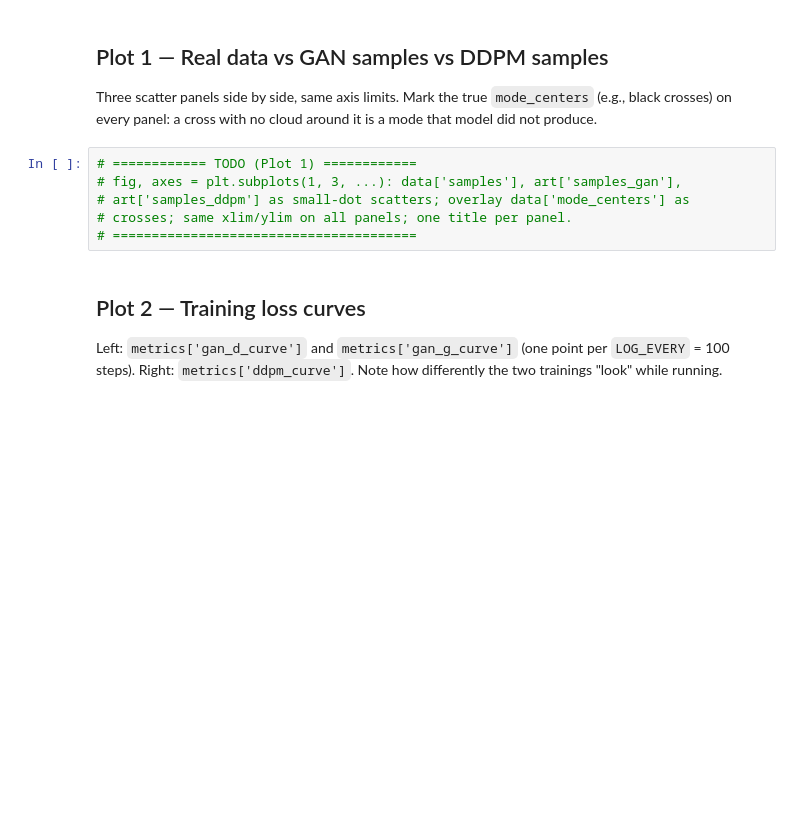
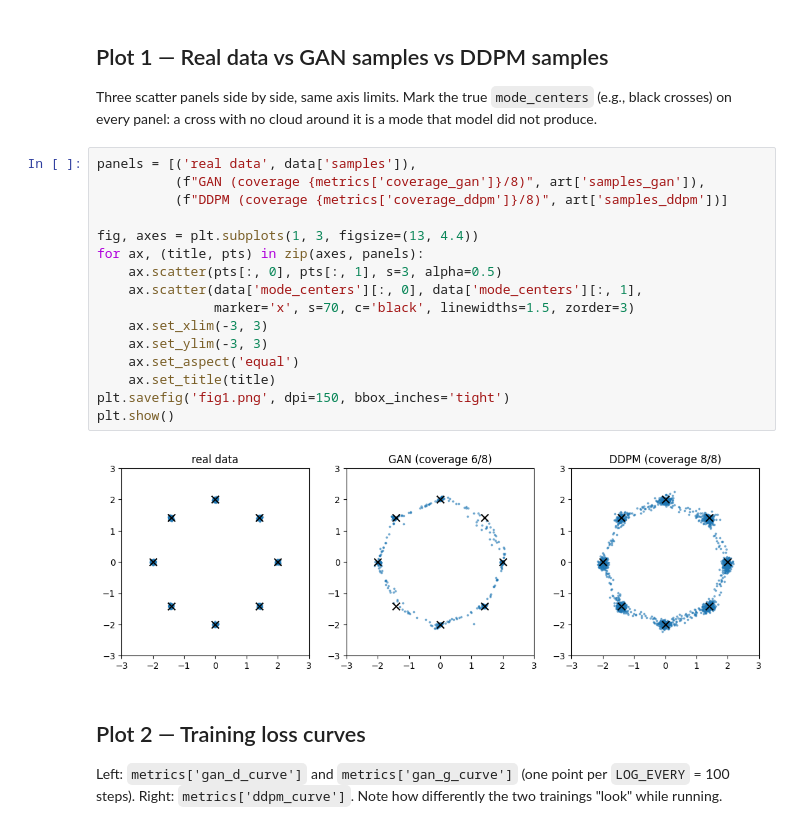
Before and after one commit to rhddnjs1974/machine-learning-project, a Jupyter notebook: lab09/notebooks/lab09_visualization.ipynb, the cells around one changed output. Drawn from its saved outputs; the diff is of its cells as text; blank space fills up the shorter version.

```diff
--- a/lab09/notebooks/lab09_visualization.ipynb
+++ b/lab09/notebooks/lab09_visualization.ipynb
@@ -26,11 +38,23 @@ Three scatter panels side by side, same axis limits. Mark the true `mode_centers
 (e.g., black crosses) on every panel: a cross with no cloud around it is a mode
 that model did not produce.
 # %%
-# ============ TODO (Plot 1) ============
-# fig, axes = plt.subplots(1, 3, ...): data['samples'], art['samples_gan'],
-# art['samples_ddpm'] as small-dot scatters; overlay data['mode_centers'] as
-# crosses; same xlim/ylim on all panels; one title per panel.
-# =======================================
+panels = [('real data', data['samples']),
+          (f"GAN (coverage {metrics['coverage_gan']}/8)", art['samples_gan']),
+          (f"DDPM (coverage {metrics['coverage_ddpm']}/8)", art['samples_ddpm'])]
+
+fig, axes = plt.subplots(1, 3, figsize=(13, 4.4))
+for ax, (title, pts) in zip(axes, panels):
+    ax.scatter(pts[:, 0], pts[:, 1], s=3, alpha=0.5)
+    ax.scatter(data['mode_centers'][:, 0], data['mode_centers'][:, 1],
+               marker='x', s=70, c='black', linewidths=1.5, zorder=3)
+    ax.set_xlim(-3, 3)
+    ax.set_ylim(-3, 3)
+    ax.set_aspect('equal')
+    ax.set_title(title)
+plt.savefig('fig1.png', dpi=150, bbox_inches='tight')
+plt.show()
+# %% [output]
+[figure, added]
 # %% [markdown]
 ## Plot 2 — Training loss curves
 
```
Also changed, not shown: parts of 3 cells of this notebook, 6 other files.
